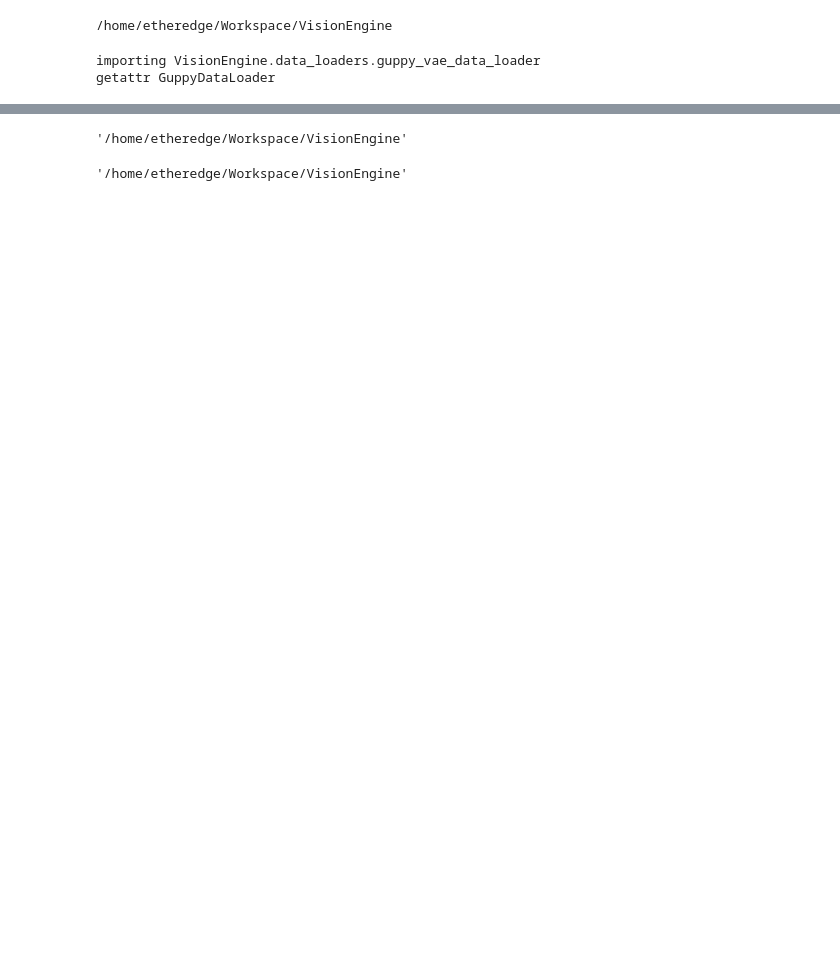
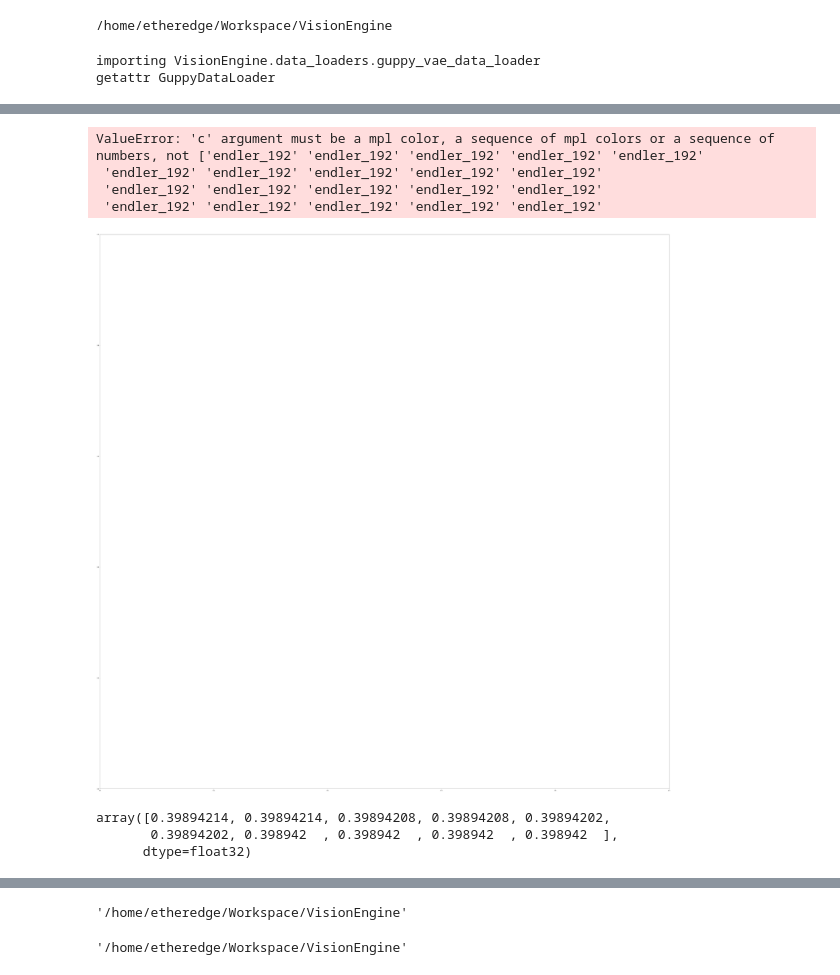
Before and after one commit to ietheredge/VisionEngine, a Jupyter notebook: notebooks/EvaluateModel.ipynb, the cells around one changed output, grey strips where cells are left out. Cells and saved outputs as stored; diff of their text form; code cells hidden in the pictures; blank space fills up the shorter version.

```diff
--- a/notebooks/EvaluateModel.ipynb
+++ b/notebooks/EvaluateModel.ipynb
@@ -122,3 +198,17 @@ for image, label in data_loader.get_plot_data():
     images.append(image.numpy().astype('uint8'))
 images = np.stack(images)
 labels = np.array(labels)
+# %%
+plt.figure(figsize=(80,80))
+plt.scatter(vision_engine_embedding[:,0],vision_engine_embedding[:,1],c=lh, s=10000)
+plt.colorbar()
+embedding = vision_engine_embedding
+imscatter(embedding[:, 0], embedding[:, 1], images, zoom=0.60);
+# fig = plt.gcf()
+# fig.savefig('likelihood_bflies.png')
+# %% [output]
+ValueError: 'c' argument must be a mpl color, a sequence of mpl colors or a sequence of numbers, not ['endler_192' 'endler_192' 'endler_192' 'endler_192' 'endler_192'
+ 'endler_192' 'endler_192' 'endler_192' 'endler_192' 'endler_192'
+ 'endler_192' 'endler_192' 'endler_192' 'endler_192' 'endler_192'
+ 'endler_192' 'endler_192' 'endler_192' 'endler_192' 'endler_192'
+[figure, added]
@@ -125 +217,7 @@ labels = np.array(labels)
+# %%
+lh[ranked_lh_args[:10]]
+# %% [output]
+array([0.39894214, 0.39894214, 0.39894208, 0.39894208, 0.39894202,
+       0.39894202, 0.398942  , 0.398942  , 0.398942  , 0.398942  ],
+      dtype=float32)
 # %%
```
Also changed, not shown: parts of 19 cells of this notebook, 26 other files.
